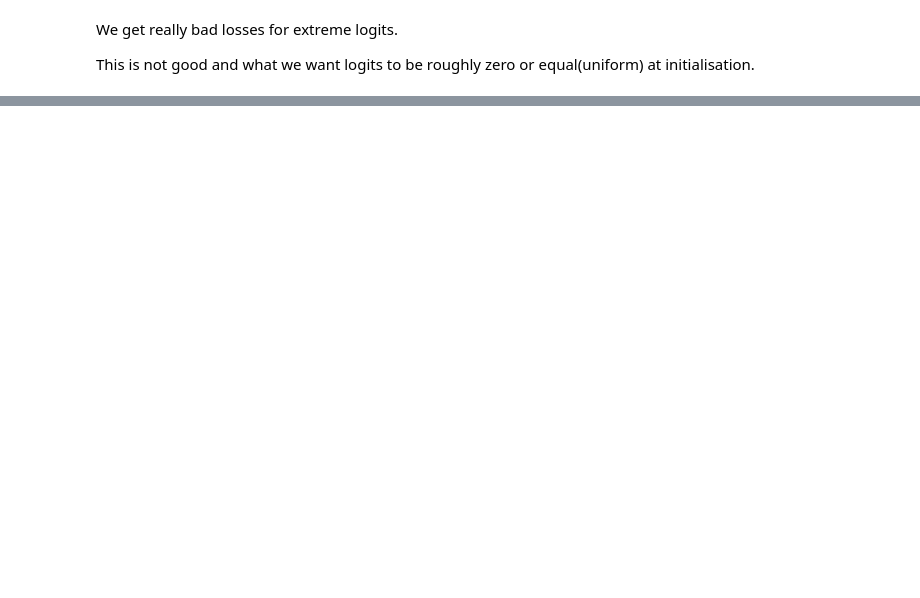
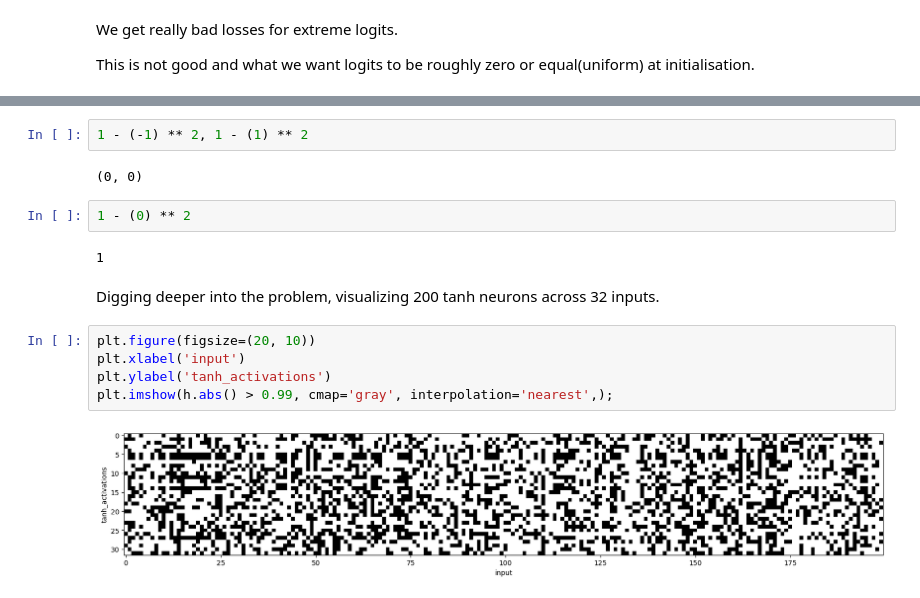
Before and after one commit to JpChii/makemore, a Jupyter notebook: 4-activations, gradients, batchnorm.ipynb, the cells around one changed output, grey strips where cells are left out. Drawn from its saved outputs; the diff is of its cells as text; blank space fills up the shorter version.

```diff
--- a/4-activations, gradients, batchnorm.ipynb
+++ b/4-activations, gradients, batchnorm.ipynb
@@ -311,0 +526,17 @@ PermissionError: [Errno 13] Permission denied: '/Users/jayaprakashsivagami/.conf
+# %%
+1 - (-1) ** 2, 1 - (1) ** 2
+# %% [output]
+(0, 0)
+# %%
+1 - (0) ** 2
+# %% [output]
+1
+# %% [markdown]
+Digging deeper into the problem, visualizing 200 tanh neurons across 32 inputs.
+# %%
+plt.figure(figsize=(20, 10))
+plt.xlabel('input')
+plt.ylabel('tanh_activations')
+plt.imshow(h.abs() > 0.99, cmap='gray', interpolation='nearest',);
+# %% [output]
+[figure, added]
```
Also changed, not shown: parts of 40 cells of this notebook.
